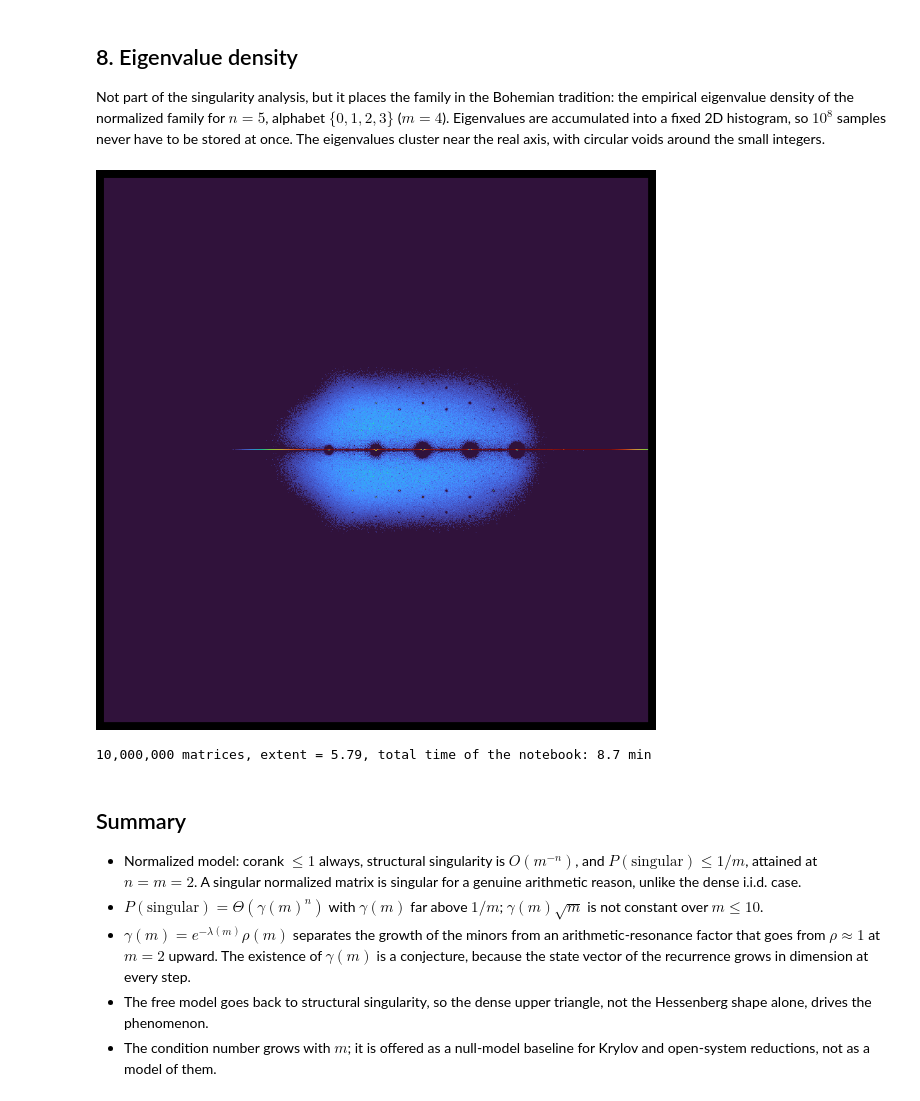
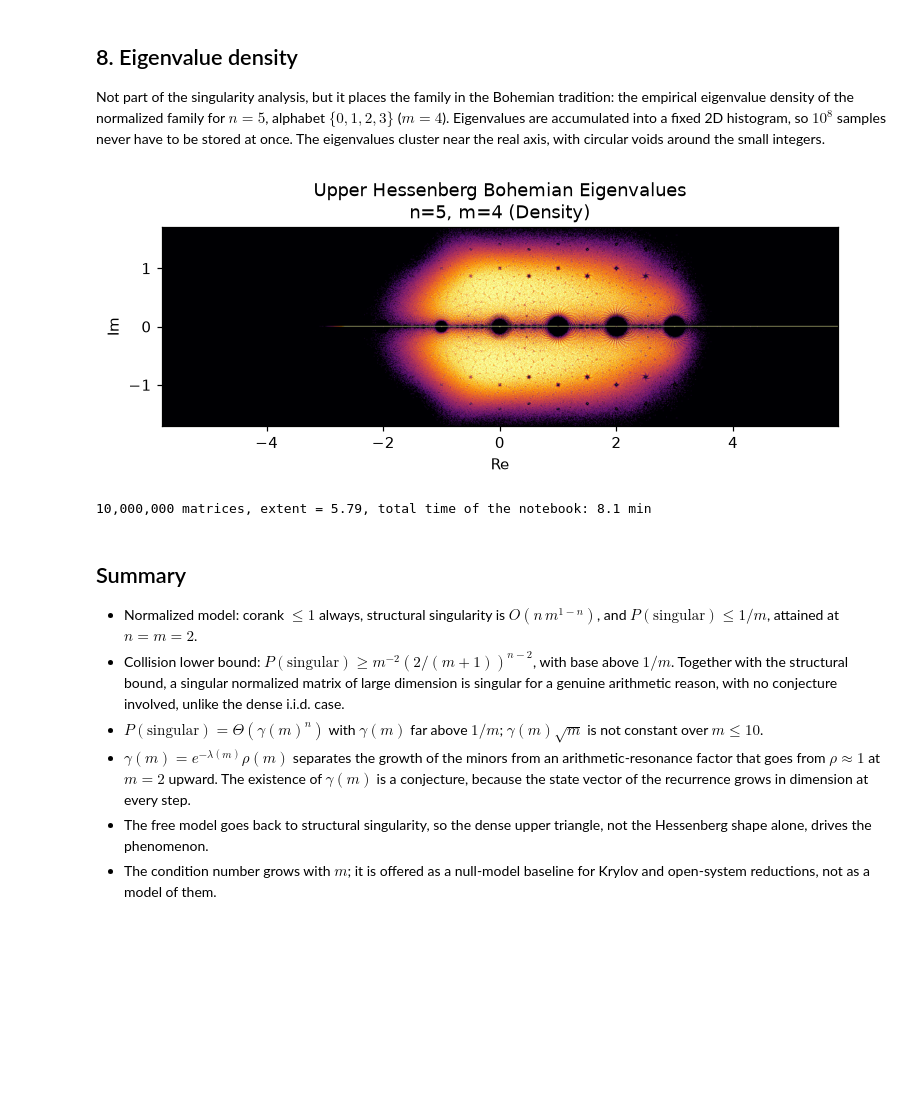
Before and after one commit to KmarH/Bohemian_Hessenberg_Singularity, a Jupyter notebook: Bohemian_Hessenberg.ipynb, the cells around one changed output. Cells and saved outputs as stored; diff of their text form; code cells hidden in the pictures; blank space fills up the shorter version.

```diff
--- a/Bohemian_Hessenberg.ipynb
+++ b/Bohemian_Hessenberg.ipynb
@@ -367,16 +399,19 @@ Not part of the singularity analysis, but it places the family in the Bohemian t
 # %%
 N_EIG = 100_000_000 if FULL else 10_000_000
 Hist, ext = bohemian_density(5, [0, 1, 2, 3], num_samples=N_EIG, bins=1400, structure="hessenberg", seed=4)
-fig = render(Hist, ext, None, cmap="turbo", gamma=0.3, size=7)
+fig = render(Hist, ext, None, cmap="inferno", gamma=0.3, vmax_pct=90, size=12,
+             interpolation="bilinear", ylim=1.7,
+             title="Upper Hessenberg Bohemian Eigenvalues\nn=5, m=4 (Density)")
 plt.show()
 print(f"{N_EIG:,} matrices, extent = {ext:.2f}, total time of the notebook: {(time.time() - T0) / 60:.1f} min")
 # %% [output]
-[figure, old version]
+[figure, new version]
-10,000,000 matrices, extent = 5.79, total time of the notebook: 8.7 min
+10,000,000 matrices, extent = 5.79, total time of the notebook: 8.1 min
 # %% [markdown]
 ## Summary
 
-* Normalized model: corank $\leq1$ always, structural singularity is $O(m^{-n})$, and $P(\text{singular})\leq1/m$, attained at $n=m=2$. A singular normalized matrix is singular for a genuine arithmetic reason, unlike the dense i.i.d. case.
+* Normalized model: corank $\leq1$ always, structural singularity is $O(n\,m^{1-n})$, and $P(\text{singular})\leq1/m$, attained at $n=m=2$.
+* Collision lower bound: $P(\text{singular})\geq m^{-2}(2/(m+1))^{n-2}$, with base above $1/m$. Together with the structural bound, a singular normalized matrix of large dimension is singular for a genuine arithmetic reason, with no conjecture involved, unlike the dense i.i.d. case.
 * $P(\text{singular})=\Theta(\gamma(m)^n)$ with $\gamma(m)$ far above $1/m$; $\gamma(m)\sqrt m$ is not constant over $m\leq10$.
 * $\gamma(m)=e^{-\lambda(m)}\rho(m)$ separates the growth of the minors from an arithmetic-resonance factor that goes from $\rho\approx1$ at $m=2$ upward. The existence of $\gamma(m)$ is a conjecture, because the state vector of the recurrence grows in dimension at every step.
 * The free model goes back to structural singularity, so the dense upper triangle, not the Hessenberg shape alone, drives the phenomenon.
```
Also changed, not shown: parts of 7 cells of this notebook, 4 other files.
